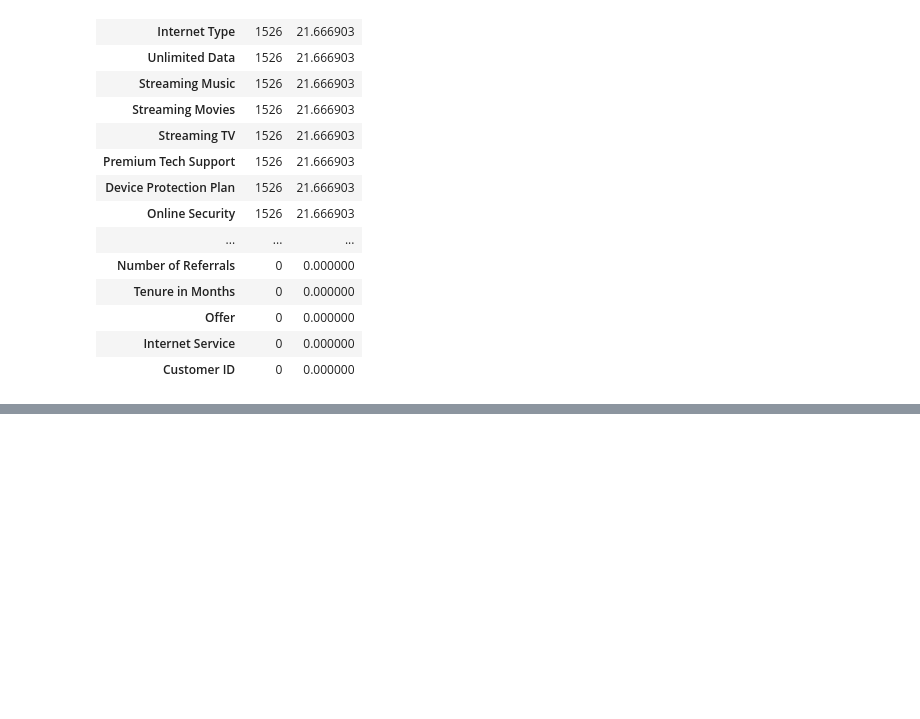
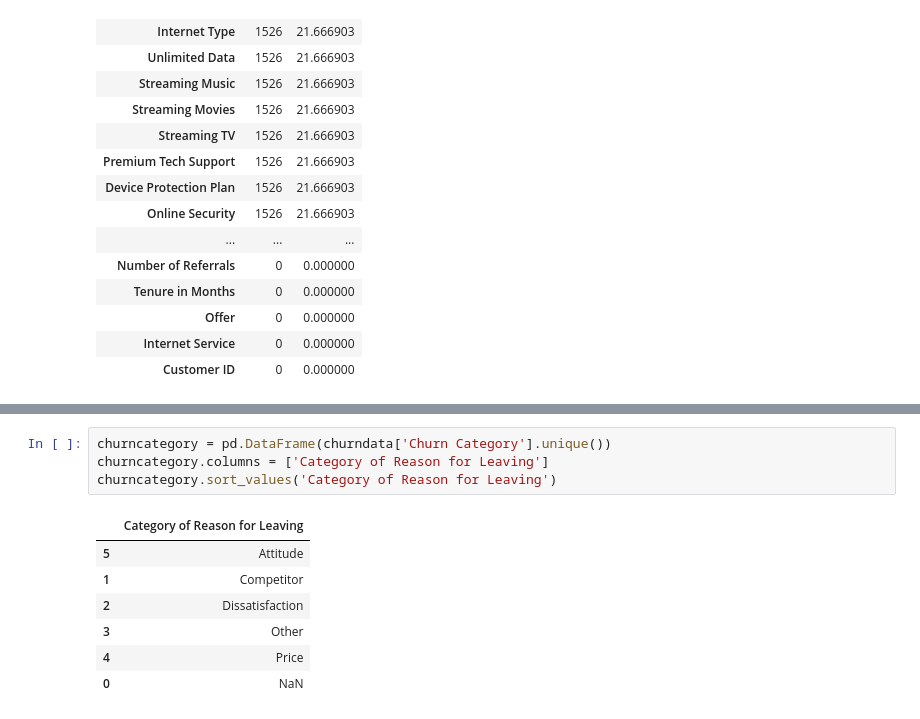
Before and after one commit to myasmin/Capstone_2_Project, a Jupyter notebook: Data Wrangling.ipynb, the cells around one changed output, grey strips where cells are left out. Drawn from its saved outputs; the diff is of its cells as text; blank space fills up the shorter version.

```diff
--- a/Data Wrangling.ipynb
+++ b/Data Wrangling.ipynb
@@ -90,0 +118,12 @@ missing.sort_values(by='count',ascending=False)
+# %%
+churncategory = pd.DataFrame(churndata['Churn Category'].unique())
+churncategory.columns = ['Category of Reason for Leaving']
+churncategory.sort_values('Category of Reason for Leaving')
+# %% [output]
+|  | Category of Reason for Leaving |
+| 5 | Attitude |
+| 1 | Competitor |
+| 2 | Dissatisfaction |
+| 3 | Other |
+| 4 | Price |
+| 0 | NaN |
```
Also changed, not shown: parts of 6 cells of this notebook.
